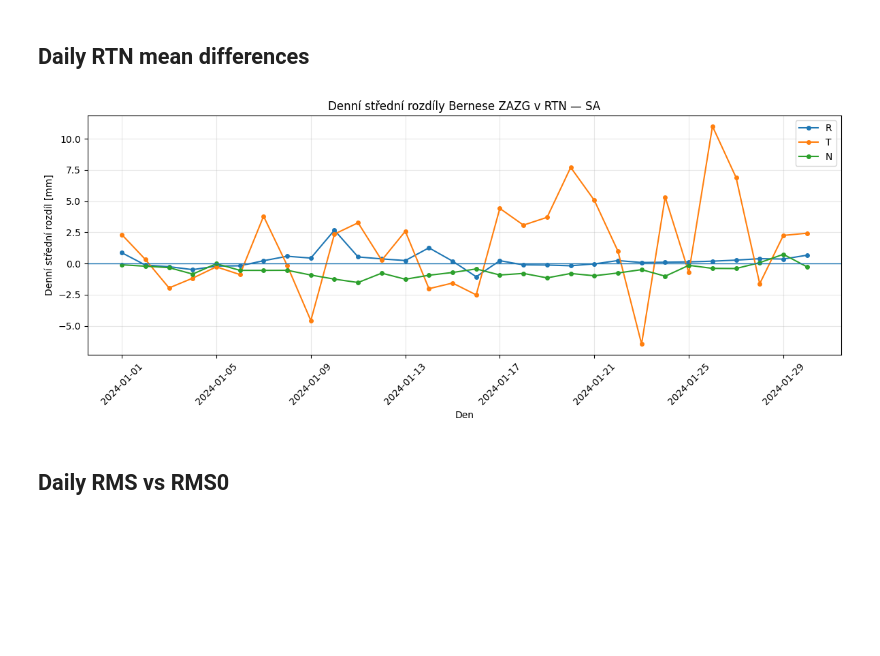
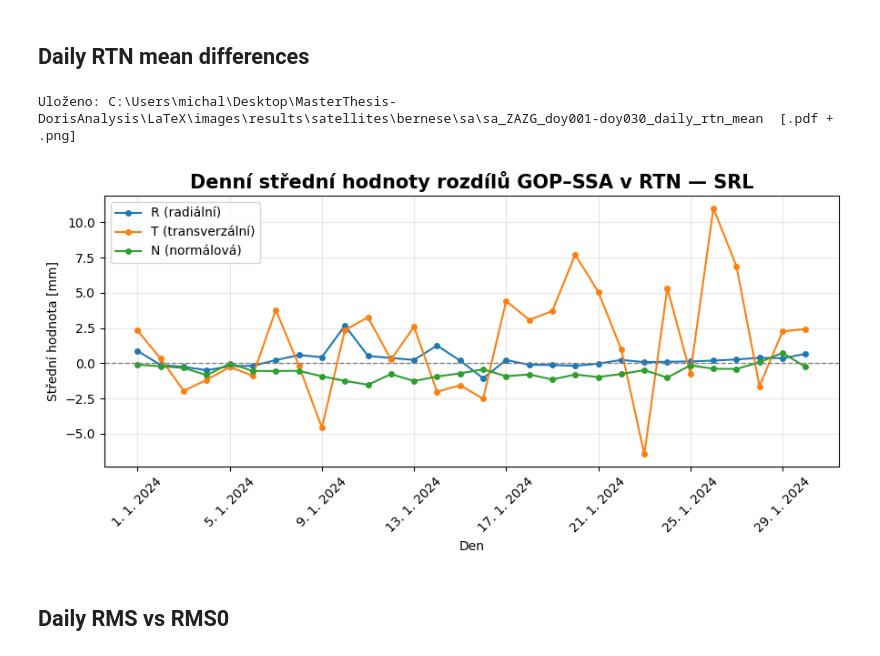
Before and after one commit to kovarmi9/MasterThesis-DorisAnalysis, a Jupyter notebook: notebooks/satellites/compare_orbit_solutions_bernese.ipynb, the cells around one changed output. Cells and saved outputs as stored; diff of their text form; code cells hidden in the pictures; blank space fills up the shorter version.

```diff
--- a/notebooks/satellites/compare_orbit_solutions_bernese.ipynb
+++ b/notebooks/satellites/compare_orbit_solutions_bernese.ipynb
@@ -165,6 +164,7 @@ if SUM_PATH.parent.exists() and SUM_PATH.parent.resolve() != DOWNLOAD_DIR.resolv
         local_dir=DOWNLOAD_DIR,
         filename_pattern=_out_glob,
         overwrite=False,
+        decompress=False,
     )
     print(f"SUM folder: copied {r.count_copied}, skipped {r.count_skipped_existing}")
 
@@ -176,6 +176,7 @@ if _FALLBACK_DIR and Path(_FALLBACK_DIR).exists():
         local_dir=DOWNLOAD_DIR,
         filename_pattern=_out_glob,
         overwrite=False,
+        decompress=False,
     )
     print(f"Fallback folder: copied {r.count_copied}, skipped {r.count_skipped_existing}")
 # %% [output]
@@ -858,32 +895,35 @@ plt.show()
 # %% [markdown]
 ## Daily RTN mean differences
 # %%
-fig, ax = plt.subplots(figsize=(12, 5))
+fig, ax = plt.subplots(figsize=(9, 4.5))
 
-ax.plot(plot_df["day"], plot_df["R_mean"] * 1000, "o-", linewidth=1.5, markersize=4, label="R")
-ax.plot(plot_df["day"], plot_df["T_mean"] * 1000, "o-", linewidth=1.5, markersize=4, label="T")
-ax.plot(plot_df["day"], plot_df["N_mean"] * 1000, "o-", linewidth=1.5, markersize=4, label="N")
+ax.plot(plot_df["day"], plot_df["R_mean"] * 1000, "o-", color="C0", linewidth=1.5, markersize=4, label="R (radiální)")
+ax.plot(plot_df["day"], plot_df["T_mean"] * 1000, "o-", color="C1", linewidth=1.5, markersize=4, label="T (transverzální)")
+ax.plot(plot_df["day"], plot_df["N_mean"] * 1000, "o-", color="C2", linewidth=1.5, markersize=4, label="N (normálová)")
 
-ax.axhline(0.0, linewidth=1.0)
+ax.axhline(0.0, color="gray", linewidth=1.0, linestyle="--")
 ax.set_xlabel("Den")
-ax.set_ylabel("Denní střední rozdíl [mm]")
-ax.set_title(f"Denní střední rozdíly Bernese {SOLUTION} v RTN — {SAT}")
+ax.set_ylabel("Střední hodnota [mm]")
+ax.set_title(f"Denní střední hodnoty rozdílů {_sol_display} v RTN — {_sat_display}", fontsize=15, fontweight="bold")
 ax.grid(True, alpha=0.3)
 ax.legend()
 
 _pd = plot_df["day"].tolist()
 _pd_start = min(_pd).timetuple().tm_yday
 _pd_end   = max(_pd).timetuple().tm_yday
 _pd_str   = f"doy{_pd_start:03d}" if _pd_start == _pd_end else f"doy{_pd_start:03d}-doy{_pd_end:03d}"
 
+ax.xaxis.set_major_formatter(mdates.DateFormatter("%#d. %#m. %Y"))
 plt.xticks(rotation=45)
 plt.tight_layout()
 _stem = FIGURES_DIR / f"{_sat_label}_{_sol_label}_{_pd_str}_daily_rtn_mean"
 fig.savefig(_stem.with_suffix(".pdf"), bbox_inches="tight")
 fig.savefig(_stem.with_suffix(".png"), bbox_inches="tight", dpi=150)
+print(f"Uloženo: {_stem}  [.pdf + .png]")
 plt.show()
 # %% [output]
+Uloženo: C:\Users\michal\Desktop\MasterThesis-DorisAnalysis\LaTeX\images\results\satellites\bernese\sa\sa_ZAZG_doy001-doy030_daily_rtn_mean  [.pdf + .png]
-[figure, old version]
+[figure, new version]
 # %% [markdown]
 ## Daily RMS vs RMS0
 # %%
```
Also changed, not shown: parts of 21 cells of this notebook, 58 other files.
